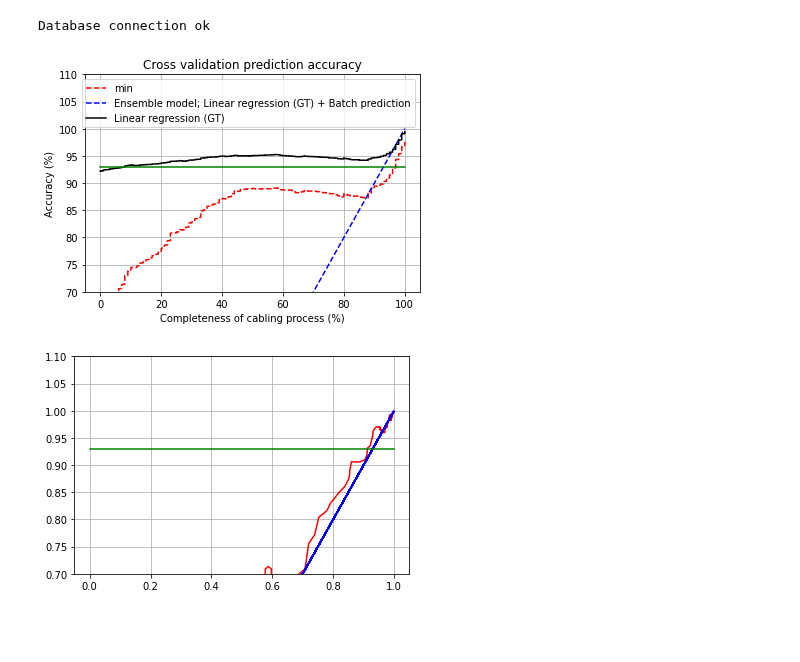
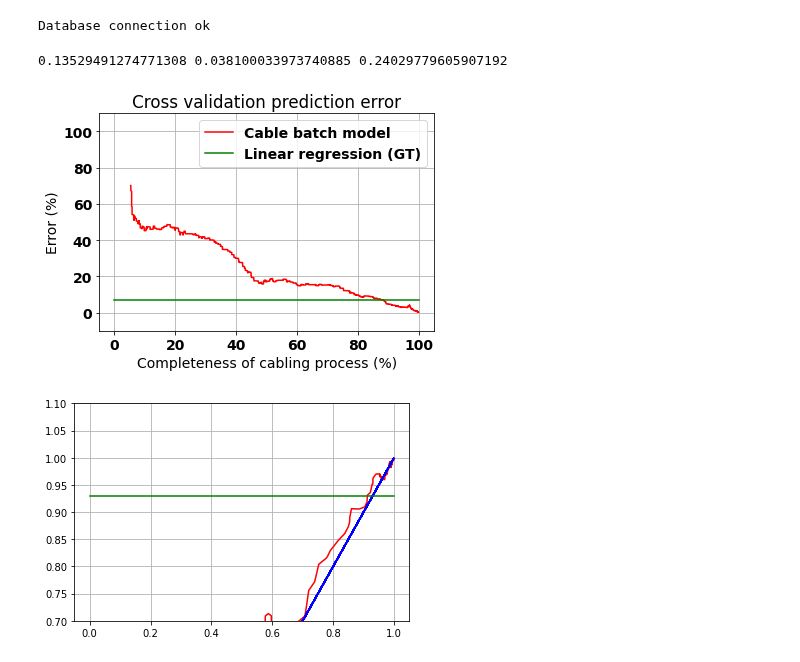
Before and after one commit to Miikkasna/cablepredictions, a Jupyter notebook: Dynamic whole ship quantity.ipynb, the cells around one changed output. Saved outputs shown, nothing was run; the diff lists cells and outputs as text; code cells hidden in the pictures; blank space fills up the shorter version.

Commit message:
add batch and ensemble plots

```diff
--- a/Dynamic whole ship quantity.ipynb
+++ b/Dynamic whole ship quantity.ipynb
@@ -52,6 +52,9 @@ Database connection ok
 # Algorithms:
 # average drawing cables
 
+plt.rcParams['font.size'] = 14
+plt.rcParams['font.weight'] = 'bold'
+plt.rcParams["legend.loc"] = 'upper right'
 
 def moving_average(a, n=3) :
     ret = np.cumsum(a, dtype=float)
@@ -88,6 +91,7 @@ accs = []
 dum_accs = []
 best_accs = []
 completeness = []
+scores = []
 for train_i, test_i in lpo.split(y):
     # train regression model
     model.fit(gt[train_i].reshape(-1, 1), y[train_i])
@@ -95,6 +99,8 @@ for train_i, test_i in lpo.split(y):
     start = -100
     step = 1
     x = []
+    cv_preds = []
+    cv_trues = []
     # train and evaluate
     for i in test_i:
         ship = ships[i]
@@ -120,6 +126,10 @@ for train_i, test_i in lpo.split(y):
             )
             data = np.array(cursor.fetchall())
             sequence = data[:, -1]
+
+            estimated_completeness = sequence.sum()/linear_pred
+            if estimated_completeness < 0.002: continue
+
             pred = sequence.sum() + pred_end
             _mape = abs(y[i]-pred)/y[i]
             #accs.append(1-_mape)
@@ -128,65 +138,59 @@ for train_i, test_i in lpo.split(y):
             else:
                 dum_pred = linear_pred
             _mape = abs(y[i]-dum_pred)/y[i]
-            accs.append(1-_mape)
+            accs.append(_mape)
 
             dum_accs.append(1-0)
 
-            completeness.append(int(round(100*sequence.sum()/y[i], 0)))
+            completeness.append(100*sequence.sum()/y[i])
+
 
             estimated_completeness = np.square(sequence.sum()/linear_pred)
             if estimated_completeness > 1.0: estimated_completeness = 1.0
             w1, w2 = 1-estimated_completeness, estimated_completeness
-            avpred = (w1*linear_pred + w2*pred)/(w1+w2)
-            '''if sequence.sum() > 0.81*linear_pred:
-                avpred = pred
-            else:
-                avpred = pred'''
+            avpred = pred#(w1*linear_pred + w2*pred)/(w1+w2)
+            dum_mape = abs(avpred-y[i])/y[i]
+            best_accs.append(dum_mape)
 
-            dum_mape = abs(avpred-y[i])/y[i]
-            best_accs.append(1-dum_mape)
+            cv_preds.append(avpred)
+            cv_trues.append(y[i])
+    scores.append(mape(cv_trues, cv_preds))
+
+scores = np.array(scores)
+print(scores.mean(), scores.std(), scores.max())
 
 org_completeness = completeness
 accs = np.array(accs)
 completeness = np.array(completeness)
 p = np.argsort(completeness)
 completeness = completeness[p]
 accs = accs[p]
 
-n = 1500
+n = 300
 
 best_accs = np.array(best_accs)[p]
 accs = deepcopy(best_accs)
-for i in np.arange(0, 101, 1):
-    best_accs[np.where(completeness == i)] = best_accs[np.where(completeness == i)].mean()
-    try:
-        accs[np.where(completeness == i)] = accs[np.where(completeness == i)].min()
-    except ValueError:
-        pass
 
 
 best_accs = moving_average(best_accs, n)
 accs = moving_average(accs, n)
 
 
-plt.plot(completeness[n-1:], 100*accs, 'r--')
-plt.plot(completeness, completeness, 'b--')
-plt.plot(completeness[n-1:], 100*best_accs, 'k')
-
-plt.plot([0, 100], [93, 93], 'g')
-plt.legend(['min', 'Ensemble model; Linear regression (GT) + Batch prediction', 'Linear regression (GT)'])
-
-plt.title("Cross validation prediction accuracy")
+#plt.plot(completeness[n-1:], 100*accs, 'r--')
+#plt.plot(completeness, completeness, 'b--')
+plt.plot(completeness[n-1:], 100*best_accs, 'r')
+plt.plot([0, 100], [7.1, 7.1], 'g')
+#plt.xticks(np.arange(min(x), max(x)+1, 30000))
+plt.legend(['Cable batch model', 'Linear regression (GT)'])
+plt.title("Cross validation prediction error")
 plt.xlabel("Completeness of cabling process (%)")
-plt.ylabel('Accuracy (%)')
-#plt.legend(['Cable batch prediction', 'Linear regression (GT)'])
-
-plt.ylim(70, 110)
+plt.ylabel('Error (%)')
+plt.ylim(-10, 110)
 plt.grid(which='major')
-
-plt.show()
+plt.savefig('batch_model.png')
 # %% [output]
+0.13529491274771308 0.038100033973740885 0.24029779605907192
-[figure, old version]
+[figure, new version]
 # %%
 # Dynamic whole ship cable quantities
 # Predictors:
```
Also changed, not shown: 9 other files.
